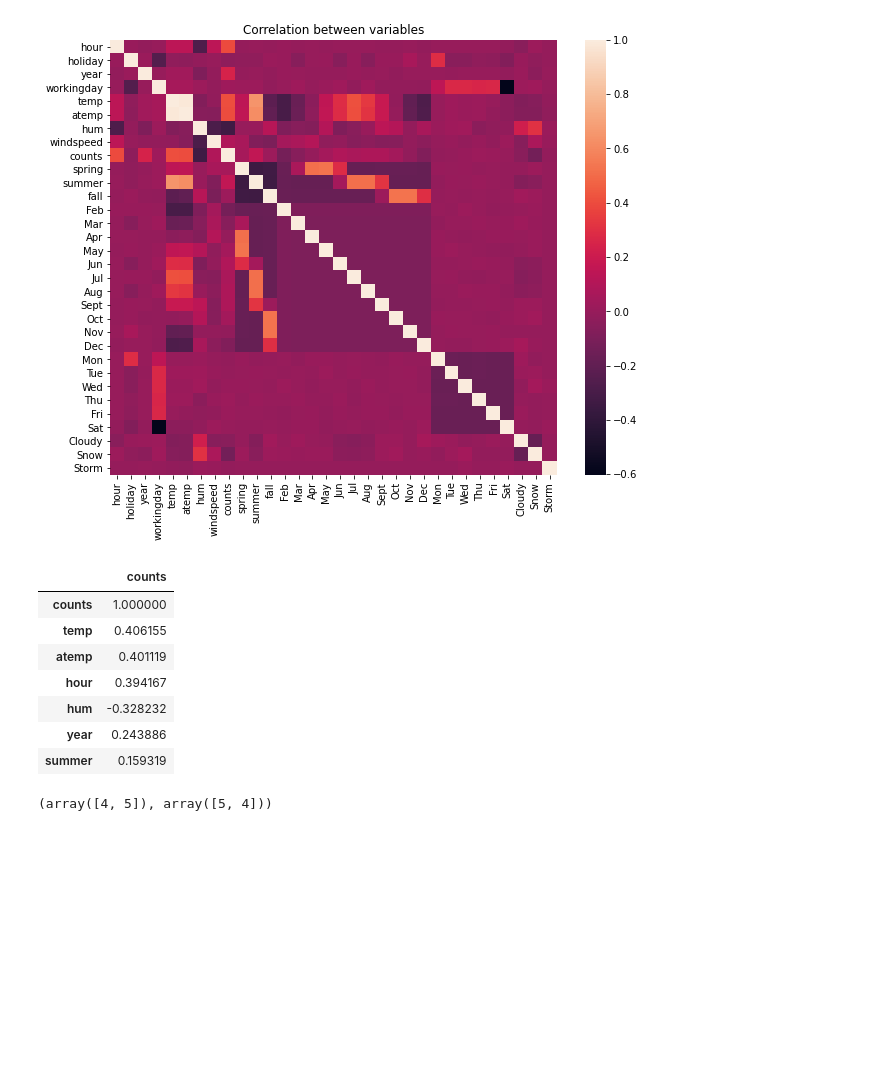
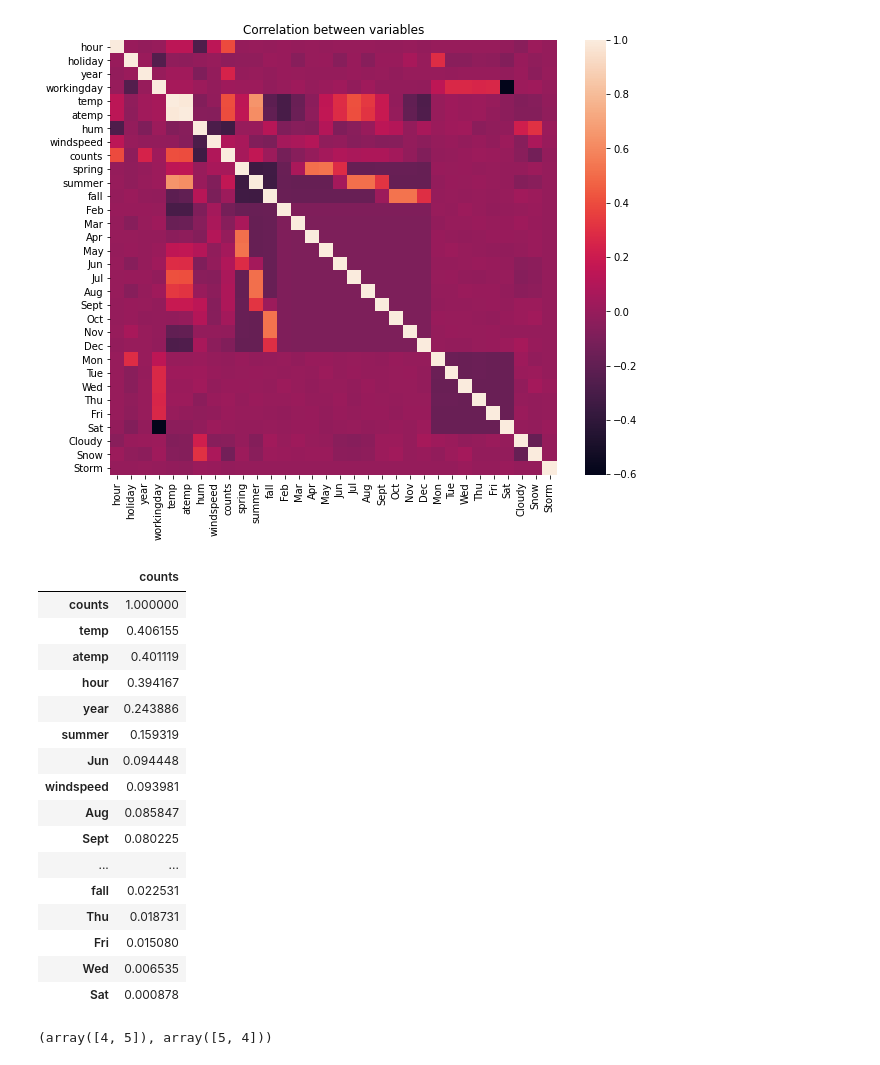
Before and after one commit to lucasresck/foundations-of-data-science, a Jupyter notebook: cs109a_hw3/cs109a_hw3.ipynb, the cells around one changed output. Drawn from its saved outputs; the diff is of its cells as text; code cells hidden in the pictures; blank space fills up the shorter version.

```diff
--- a/cs109a_hw3/cs109a_hw3.ipynb
+++ b/cs109a_hw3/cs109a_hw3.ipynb
@@ -772,16 +772,28 @@ plt.show()
 [figure]
 # %%
 # The correlations with count
-df[['counts']].iloc[df.counts.abs().argsort()].iloc[::-1].iloc[:7]
+# df.counts[df[['counts']] > 0]#.iloc[df.counts.argsort()].iloc[::-1]#.iloc[:7]
+# df[df[df.counts > 0][['counts']].counts.argsort()]#.iloc[df.counts.argsort()]#.iloc[::-1]
+df2 = df.iloc[df.counts.argsort()].iloc[::-1]
+df2[df2.counts > 0][['counts']]
 # %% [output]
 |  | counts |
 | counts | 1.000000 |
 | temp | 0.406155 |
 | atemp | 0.401119 |
 | hour | 0.394167 |
-| hum | -0.328232 |
 | year | 0.243886 |
 | summer | 0.159319 |
+| Jun | 0.094448 |
+| windspeed | 0.093981 |
+| Aug | 0.085847 |
+| Sept | 0.080225 |
+| ... | ... |
+| fall | 0.022531 |
+| Thu | 0.018731 |
+| Fri | 0.015080 |
+| Wed | 0.006535 |
+| Sat | 0.000878 |
 # %%
 # Pairs of predictors with abs(correlation) > 0.7
 np.where((np.abs(df.to_numpy()) > 0.7) & (np.round(df.to_numpy(), 6) != 1))
```
Also changed, not shown: parts of 19 cells of this notebook.
